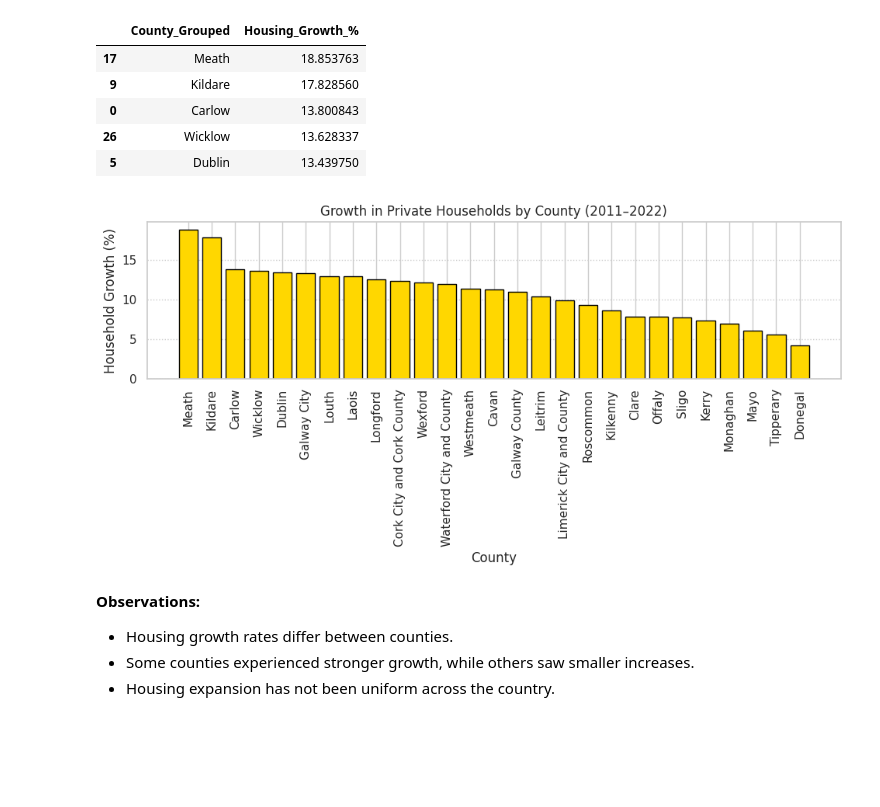
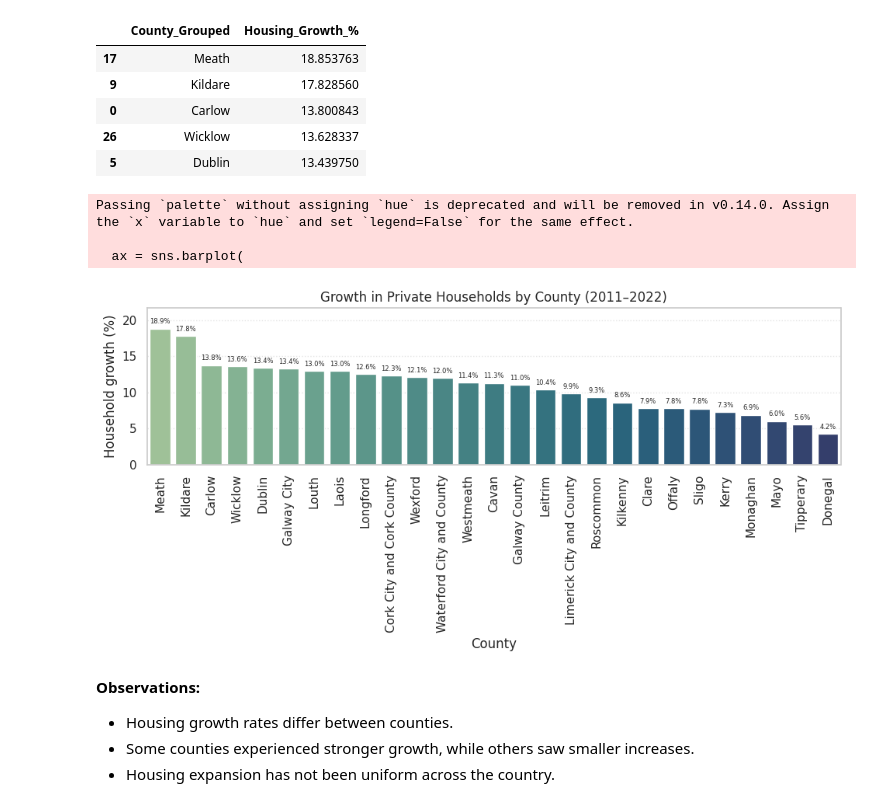
Before and after one commit to elainecazetta/programming-for-data-analytics, a Jupyter notebook: project/census_analysis.ipynb, the cells around one changed output. Cells and saved outputs as stored; diff of their text form; code cells hidden in the pictures; blank space fills up the shorter version.

```diff
--- a/project/census_analysis.ipynb
+++ b/project/census_analysis.ipynb
@@ -479,18 +505,35 @@ housing_growth.head()
 | 0 | Carlow | 13.800843 |
 | 26 | Wicklow | 13.628337 |
 | 5 | Dublin | 13.439750 |
-# %%
-plt.figure(figsize=(10, 5))
-plt.bar(housing_growth["County_Grouped"], housing_growth["Housing_Growth_%"], color='gold', edgecolor='black')
-plt.xticks(rotation=90)
-plt.title("Growth in Private Households by County (2011–2022)")
-plt.xlabel("County")
-plt.ylabel("Household Growth (%)")
-plt.grid(axis='y', linestyle=':')
-plt.tight_layout()
-plt.show()
-# %% [output]
-[figure, removed]
+# %%
+sns.set_theme(style="whitegrid")
+
+plt.figure(figsize=(10, 5))
+ax = sns.barplot(
+    data=housing_growth,
+    x="County_Grouped",
+    y="Housing_Growth_%",
+    palette="crest"
+)
+
+# Add percentage labels on top of bars
+for container in ax.containers:
+    ax.bar_label(container, fmt="%.1f%%", padding=3, fontsize=6)
+
+plt.title("Growth in Private Households by County (2011–2022)")
+plt.xlabel("County")
+plt.ylabel("Household growth (%)")
+
+plt.xticks(rotation=90)
+ax.grid(axis="y", linestyle=":", alpha=0.5)
+ax.set_ylim(0, housing_growth["Housing_Growth_%"].max() * 1.15)
+plt.tight_layout()
+plt.show()
+# %% [output]
+Passing `palette` without assigning `hue` is deprecated and will be removed in v0.14.0. Assign the `x` variable to `hue` and set `legend=False` for the same effect.
+
+  ax = sns.barplot(
+[figure, added]
 # %% [markdown]
 **Observations:**
 - Housing growth rates differ between counties.
```
Also changed, not shown: parts of 7 cells of this notebook.
